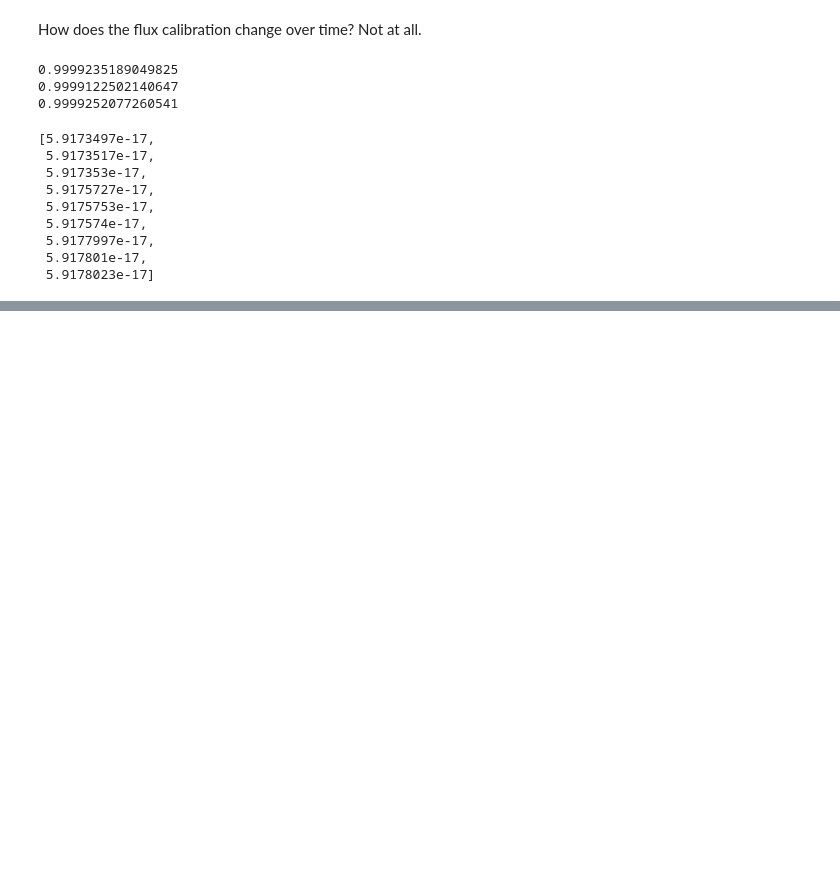
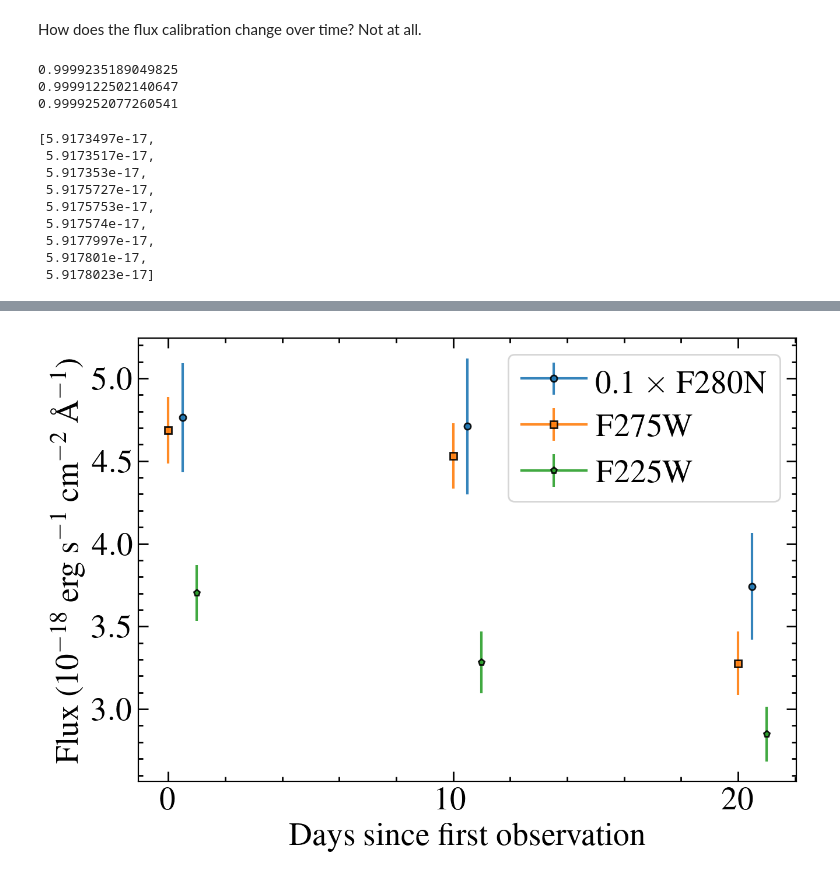
Before and after one commit to davidjwilson/SEDs, a Jupyter notebook: trappist-1/hst_photometry/science.ipynb, the cells around one changed output, grey strips where cells are left out. Cells and saved outputs as stored; diff of their text form; code cells hidden in the pictures; blank space fills up the shorter version.

Commit message:
t1 averages

```diff
--- a/trappist-1/hst_photometry/science.ipynb
+++ b/trappist-1/hst_photometry/science.ipynb
@@ -850,0 +941,93 @@ plt.savefig('plots/t1_seperate_lcs.pdf')
+# %%
+fig, ax = plt.subplots(figsize=(7, 5))
+scale = 1e18
+
+#2023-06-20, 2023-06-30, 2023-07-10
+days = [0, 10, 20]
+
+# cols = [0, 1, 2]
+
+for i, phot in enumerate(wfc3):
+    data = Table.read(phot)
+
+    f280n = []
+    f275w = []
+    f225w= []
+    f280n_e = []
+    f275w_e = []
+    f225w_e= []
+    for row in data:
+        if row['ROOTNAME'] not in crs:
+            if row['FILTER'] == 'F280N':
+                c = 'C0'
+                m = 'o'
+                f280n.append(row['FLUX'])
+                f280n_e.append(row['ERROR'])
+            elif row['FILTER'] == 'F275W':
+                c = 'C1'
+                m ='s'
+                f275w.append(row['FLUX'])
+                f275w_e.append(row['ERROR'])
+            elif row['FILTER'] == 'F225W':
+                c = 'C2'
+                m ='p'
+                f225w.append(row['FLUX'])
+                f225w_e.append(row['ERROR'])
+
+    f280n ,f275w, f225w,f280n_e, f275w_e, f225w_e = np.array(f280n) ,np.array(f275w), np.array(f225w),np.array(f280n_e), np.array(f275w_e), np.array(f225w_e)
+
+    f280n_av = np.average(f280n, weights = 1/(f280n_e**2))
+    f280n_ave = (1/(np.sum(1/(f280n_e**2))))**0.5
+    ax.errorbar(days[i]+0.5, f280n_av*scale/10, yerr=f280n_ave*scale/10, marker='o', c='C0', label = r'0.1 $\times$ F280N',  markeredgecolor='k', markersize=4, alpha=0.9)
+
+#     if i == 2:
+#         f275w_av = np.average(f275w[1:], weights = 1/(f275w_e[1:]**2))
+#         f275w_ave = (1/(np.sum(1/(f275w_e[1:]**2))))**0.5
+
+#     else:
+    f275w_av = np.average(f275w, weights = 1/(f275w_e**2))
+    f275w_ave = (1/(np.sum(1/(f275w_e**2))))**0.5
+    ax.errorbar(days[i], f275w_av*scale, yerr=f275w_ave*scale, marker='s', c='C1', label='F275W',  markeredgecolor='k', markersize=4, alpha=0.9)
+
+    f225w_av = np.average(f225w, weights = 1/(f225w_e**2))
+    f225w_e = np.full(len(f225w), f225w_e[0])
+    f225w_ave = (1/(np.sum(1/(f225w_e**2))))**0.5
+    ax.errorbar(days[i]+1, f225w_av*scale, yerr=f225w_ave*scale, marker='p', c='C2', label = 'F225W',  markeredgecolor='k', markersize=4, alpha=0.9)
+
+    print(f280n_av ,f275w_av, f225w_av,f280n_ave, f275w_ave, f225w_ave)
+
+#     print(f280n_av/f275w_av)
+#     print(f280n_av/f225w_av)
+
+
+
+
+#         if row['FILTER'] == 'F280N':
+#             ax.errorbar(days[i], row['FLUX']*scale/10, yerr=row['ERROR']*scale/10, label = '0.1 x {}'.format(row['FILTER']),
+#                         marker=m, c=c, markeredgecolor='k', markersize=4, alpha=0.7)
+#         else:
+#             ax.errorbar(days[i], row['FLUX']*scale, yerr=row['ERROR']*scale, label = row['FILTER'], marker=m, c=c, markeredgecolor='k', markersize=4, alpha=0.7)
+
+
+
+
+# ax.axhline(np.mean(f280n)*scale/10, ls ='--', alpha=0.5, c='C0')
+# ax.axhline(np.mean(f275w)*scale, ls ='--', alpha=0.5, c='C1')
+# ax.axhline(np.mean(f225w)*scale, ls ='--', alpha=0.5, c='C2')
+
+# ax.set_yscale('log')
+ax.set_ylabel('Flux (10$^{-18}$ erg s$^{-1}$ cm$^{-2}$ \AA$^{-1}$)')
+ax.set_xlabel('Days since first observation')
+ax.set_xticks(days)
+
+# ax.set_xlim(-4, 49)
+# ax.set_ylim(2.1, 7.9)
+
+
+handles, labels = plt.gca().get_legend_handles_labels()
+by_label = dict(zip(labels, handles))
+ax.legend(by_label.values(), by_label.keys(), frameon=True, loc=1)
+
+fig.tight_layout()
+fig.savefig('plots/wfc3_average_visits.pdf')
+# %% [output]
@@ -850,0 +1037 @@ plt.savefig('plots/t1_seperate_lcs.pdf')
+[figure, added]
```
Also changed, not shown: parts of 10 cells of this notebook, 3 other files.
